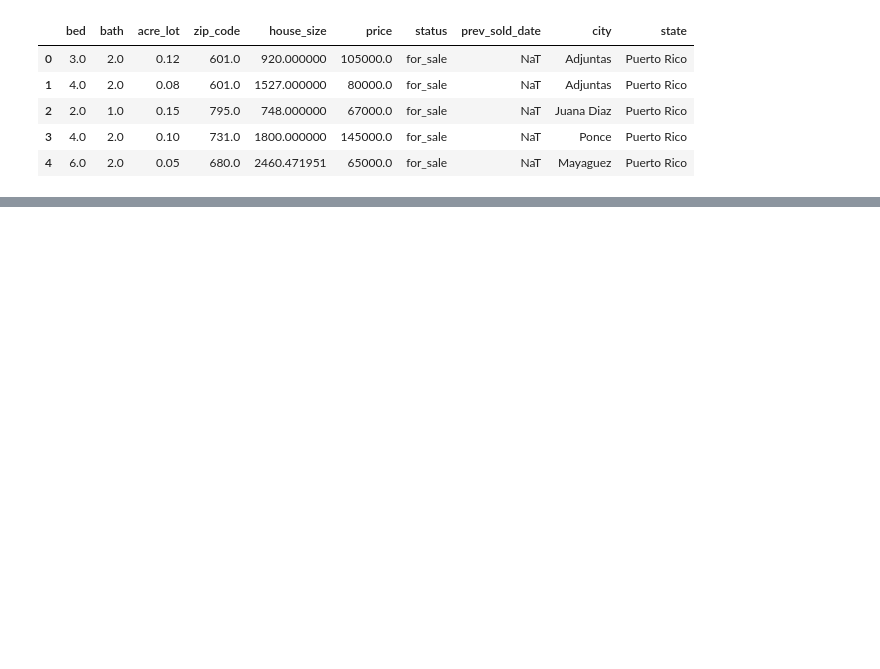
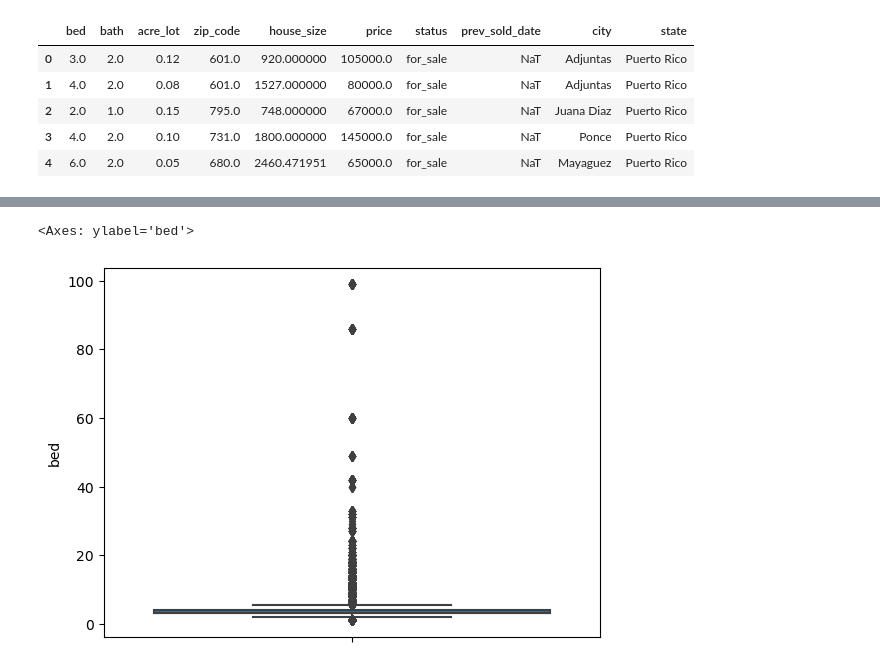
Before and after one commit to JericoEndaya/USA_real_estate, a Jupyter notebook: USA_real_estate.ipynb, the cells around one changed output, grey strips where cells are left out. Drawn from its saved outputs; the diff is of its cells as text; code cells hidden in the pictures; blank space fills up the shorter version.

```diff
--- a/USA_real_estate.ipynb
+++ b/USA_real_estate.ipynb
@@ -148,0 +171,5 @@ df_imputed.head()
+# %%
+sns.boxplot(y=df_imputed['bed'])
+# %% [output]
+<Axes: ylabel='bed'>
+[figure, added]
```
Also changed, not shown: parts of 3 cells of this notebook.
